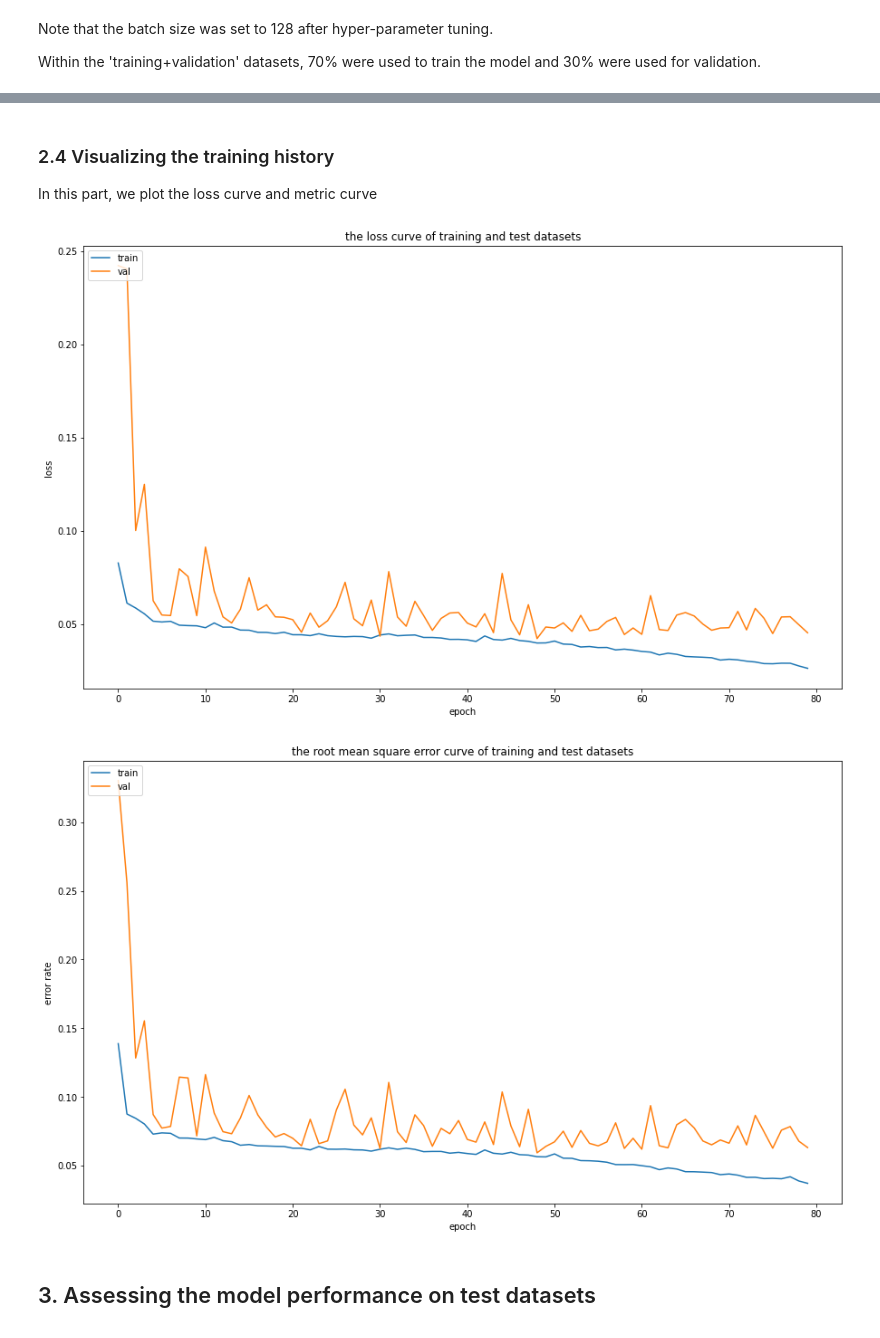
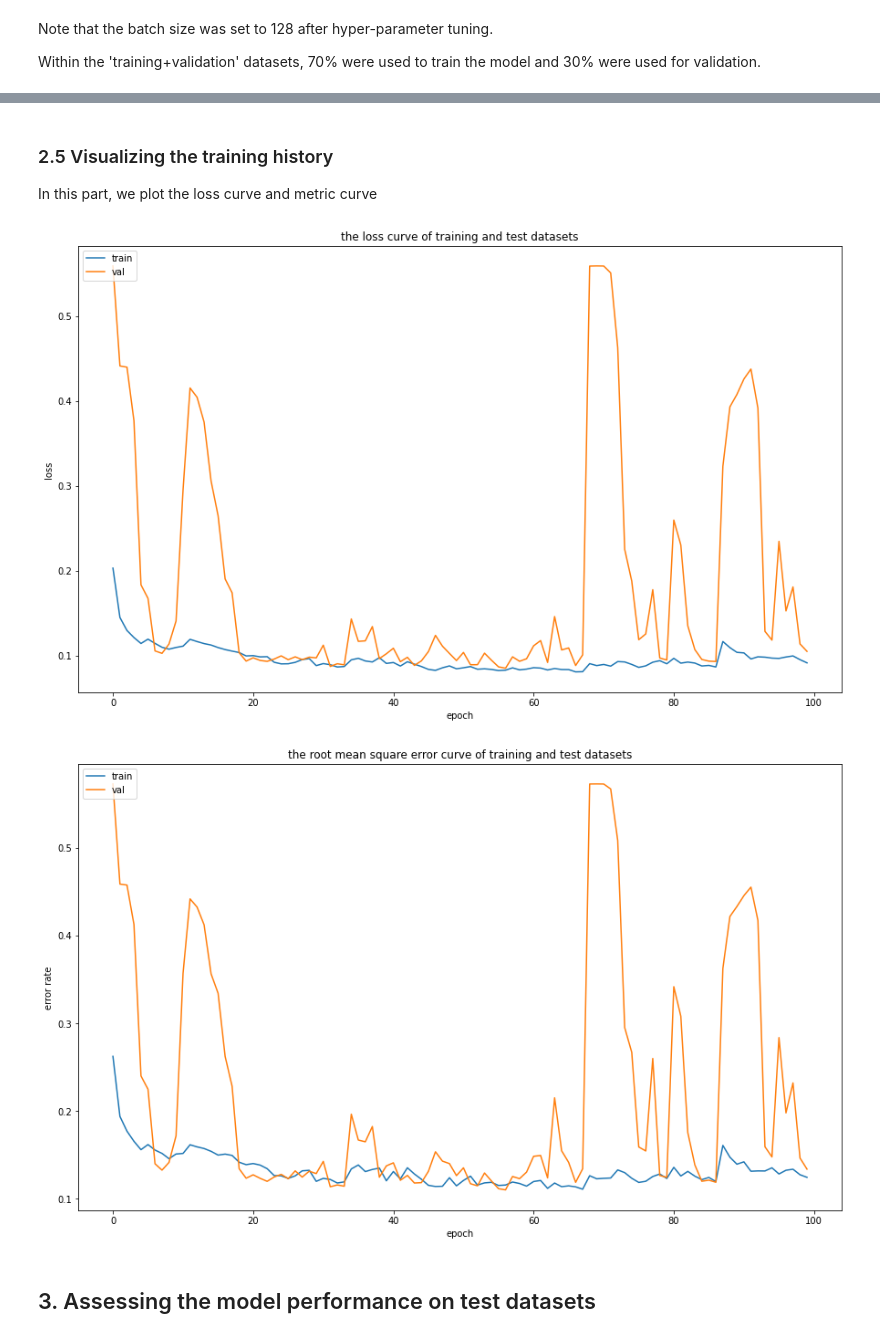
Before and after one commit to tgrippa/Partimap, a Jupyter notebook: Notebooks/CNN_model_2.ipynb, the cells around one changed output, grey strips where cells are left out. Saved outputs shown, nothing was run; the diff lists cells and outputs as text; code cells hidden in the pictures.

```diff
--- a/Notebooks/CNN_model_2.ipynb
+++ b/Notebooks/CNN_model_2.ipynb
@@ -351,7 +320,6 @@ def VGG_model():
     model.add(BatchNormalization(axis=-1, name = 'block2_bn2'))
     model.add(Activation('relu'))
     model.add(MaxPooling2D(pool_size=(2, 2), name = 'block2_pool')) #block2_pool
-
 
     # block 3
     model.add(Conv2D(256, (3, 3), padding='same', name = 'block3_conv1')) #block3_conv1
@@ -384,13 +352,13 @@ def VGG_model():
     model.add(Dense(512, name = 'fc1'))
     model.add(BatchNormalization(axis=-1, name = 'fc1_bn1'))
     model.add(Activation('relu'))
-    #model.add(Dropout(0.25, name = 'fc1_drop1')) #the dropout layers were discarded after hyper-parameter tuning!
+    model.add(Dropout(0.25, name = 'fc1_drop1'))
 
     # FC2
     model.add(Dense(256, name = 'fc2'))
     model.add(BatchNormalization(axis=-1, name = 'fc2_bn1'))
     model.add(Activation('relu'))
-    #model.add(Dropout(0.5, name = 'fc2_drop1'))
+    model.add(Dropout(0.5, name = 'fc2_drop1'))
 
     # Regression layer
     model.add(Dense(1, activation = 'sigmoid', name = 'regression'))
@@ -423,0 +422,9 @@ plot_model(model, to_file=os.path.join(model_path,'VGG_model.png'))
+# %%
+# Set Image Data Generator
+datagen = ImageDataGenerator(
+    vertical_flip=True,
+    rotation_range=20,
+    width_shift_range=0.05,
+    height_shift_range=0.05,
+    fill_mode='reflect'
+    )
@@ -449,7 +483,3 @@ checkpoint = ModelCheckpoint(checkpoint_filepath, monitor='val_mean_absolute_err
 Note that the batch size was set to 128 after hyper-parameter tuning.
 
 Within the 'training+validation' datasets, 70% were used to train the model and 30% were used for validation.
-# %%
-# train the model
-
-hist = model.fit(x_train, y_train, batch_size = 32, epochs = 80, verbose=1, validation_data = (x_val,y_val),callbacks = [checkpoint])
@@ -473,0 +486,12 @@ Epoch 00080: val_mean_absolute_error did not improve from 0.04227
+# %%
+# Define hyperparameter
+bsize = 128
+nb_epochs = 100
+
+# Train the model
+history = model.fit(
+    datagen.flow(x_train, y_train, batch_size=bsize),
+    steps_per_epoch=int(len(x_train)/bsize),
+    validation_data = (x_val,y_val),
+    epochs = nb_epochs,
+    callbacks = [checkpoint])
@@ -474,41 +516,34 @@ Epoch 00080: val_mean_absolute_error did not improve from 0.04227
 # %% [markdown]
-### 2.4 Visualizing the training history
+### 2.5 Visualizing the training history
 In this part, we plot the loss curve and metric curve
 # %%
 # plot model training history
 
 fig = plt.subplots(figsize=(15, 9))
-plt.plot(hist.history["loss"])
-plt.plot(hist.history["val_loss"])
+plt.plot(history.history["loss"])
+plt.plot(history.history["val_loss"])
 plt.title("the loss curve of training and test datasets")
 plt.legend(['train', 'val'], loc='upper left')
 plt.ylabel("loss")
 plt.xlabel("epoch")
 
-plt.savefig('/data/private/Nairobi_MSc/CNN_Model/PC2 Prediction/results_recording/graphs/training_curve/mae_loss.png', dpi = 300)
-
+plt.savefig(os.path.join(results_path,'mae_loss.png'), dpi = 300)
 plt.show()
-
-#plt.savefig('loss_curve_1.png', dpi = 300)
 # %% [output]
-[figure, old version]
+[figure, new version]
 # %%
-
 fig = plt.subplots(figsize=(15, 9))
-plt.plot(hist.history["root_mean_squared_error"])
-plt.plot(hist.history["val_root_mean_squared_error"])
+plt.plot(history.history["root_mean_squared_error"])
+plt.plot(history.history["val_root_mean_squared_error"])
 plt.title("the root mean square error curve of training and test datasets")
 plt.legend(['train', 'val'], loc='upper left')
 plt.ylabel("error rate")
 plt.xlabel("epoch")
 
-plt.savefig('/data/private/Nairobi_MSc/CNN_Model/PC2 Prediction/results_recording/graphs/training_curve/mae_rmse.png', dpi = 300)
-
+plt.savefig(os.path.join(results_path,'mae_rmse.png'), dpi = 300)
 plt.show()
-
-#plt.savefig('mse_curve_1.png', dpi = 300)
 # %% [output]
-[figure, old version]
+[figure, new version]
 # %% [markdown]
 ## 3. Assessing the model performance on test datasets
 # %% [markdown]
```
Also changed, not shown: parts of 52 cells of this notebook, 1 other file.
